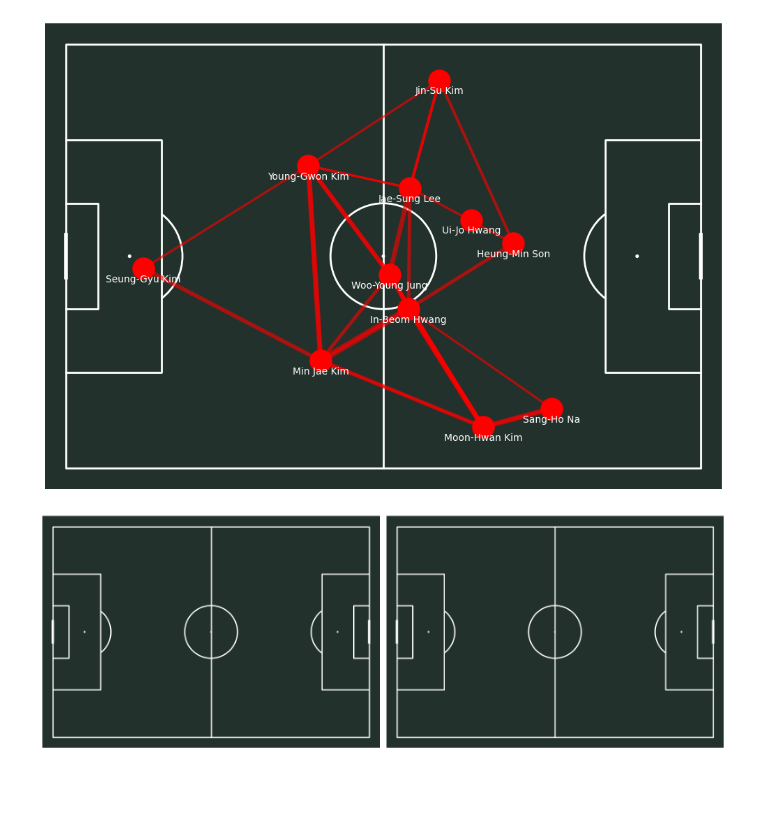
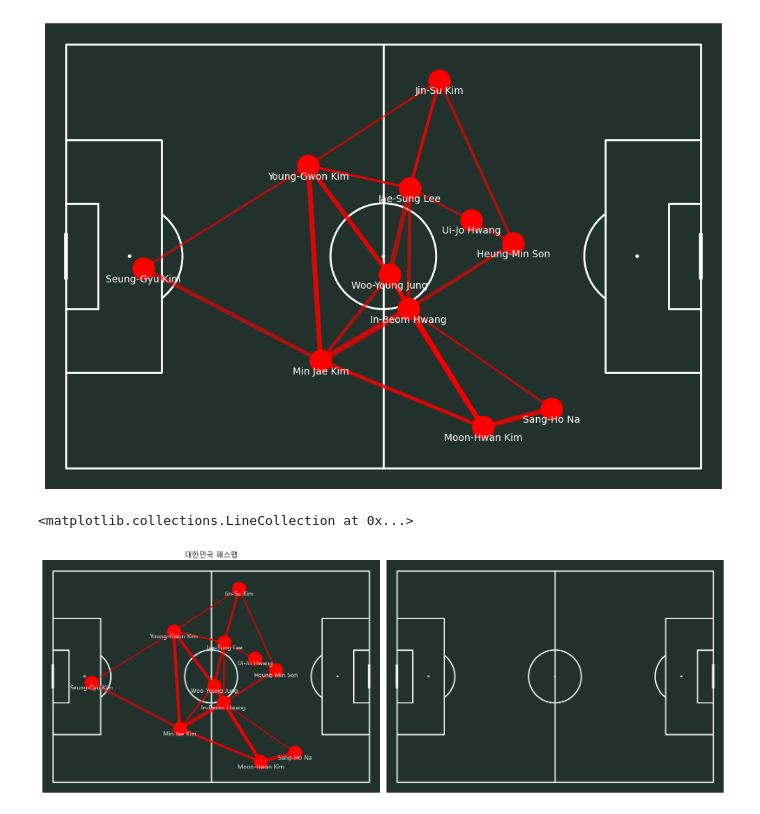
Before and after one commit to 0jyyyyy/Soccer_Lens, a Jupyter notebook: Tactics_lab/World_cup/2022/korea_uruguay.ipynb, the cells around one changed output. Cells and saved outputs as stored; diff of their text form; code cells hidden in the pictures; blank space fills up the shorter version.

```diff
--- a/Tactics_lab/World_cup/2022/korea_uruguay.ipynb
+++ b/Tactics_lab/World_cup/2022/korea_uruguay.ipynb
@@ -1,8 +1,13 @@
 # %%
 import pandas as pd
 import matplotlib.pyplot as plt
+import matplotlib
 # mplsoccer 의 statsbomb 모듈
 from mplsoccer import Sbopen, Pitch
+matplotlib.rcParams['font.family'] = 'Malgun Gothic'
+matplotlib.rcParams['axes.unicode_minus'] = False
+
+
 # parser 객체를 인스턴스화
 parser = Sbopen()
 
@@ -184,6 +189,49 @@ pitch.lines(
 # %%
 pitch = Pitch(pitch_type='statsbomb' , pitch_color='#22312b', line_color='white')
 
-fig, ax = pitch.draw(nrows=1, ncols=2, figsize=(16,8))
+fig, (ax1, ax2) = pitch.draw(nrows=1, ncols=2, figsize=(16,8))
+ax1.set_title('대한민국 패스맵')
+
+# 선수들간의 패스 횟수
+kor_passes_between = kor_passes.groupby(['player_name', 'pass_recipient_name']).size().reset_index(name='pass_count')
+
+# 패스 횟수를 1 ~ 2회 정도로 하면 선이 너무 많아져서 지저분해질수 있기때문에 4회 정도로 설정
+kor_passes_between = kor_passes_between[kor_passes_between['pass_count'] > 3]
+
+# 패스 횟수 표에 선수들의 평균 좌표(x,y) 합치기
+# 1. 패스 보낸 사람(player_name)의 평균 x,y 좌표 붙이기
+kor_passes_between = kor_passes_between.merge(kor_player_coords, on='player_name')
+
+# 2. 패스 받은 사람 (pass_recipient_name)의 평균 x,y 좌표 붙이기
+# (이때 x, y 컬럼명이 겹치므로 각각 x_end, y_end 같은 이름으로 들어감)
+kor_passes_between = kor_passes_between.merge(kor_player_coords, left_on='pass_recipient_name', right_on='player_name', suffixes=('', '_end'))
+
+
+# 1. 대한민국 (붉은 점 찍기)
+pitch.scatter(
+    kor_player_coords['x'],
+    kor_player_coords['y'],
+    s=500,
+    color='red',
+    ax=ax1
+)
+# 2. 대한민국 선수 이름 표시 (반복문으로 채우기)
+for idx, row in kor_player_coords.iterrows():
+    pitch.annotate(
+        text=row['player_name'],
+        xy=(row['x'], row['y'] + 2.5),
+        c='white', ha='center', ax= ax1
+)
+# 3. 대한민국 패스 연결선
+pitch.lines(
+    kor_passes_between['x'], kor_passes_between['y'], # 시작점 (패스 보낸 사람 좌표)
+    kor_passes_between['x_end'], kor_passes_between['y_end'], # 끝점 (패스 받은 사람 좌표)
+    linewidth=kor_passes_between['pass_count'] * 0.6,         # 패스 횟수에 비례해서 선 두께 조절
+    color='red',
+    alpha=0.6,                                                  # 선 투명도
+    ax=ax1
+
+)
 # %% [output]
+<matplotlib.collections.LineCollection at 0x...>
-[figure, old version]
+[figure, new version]
```
